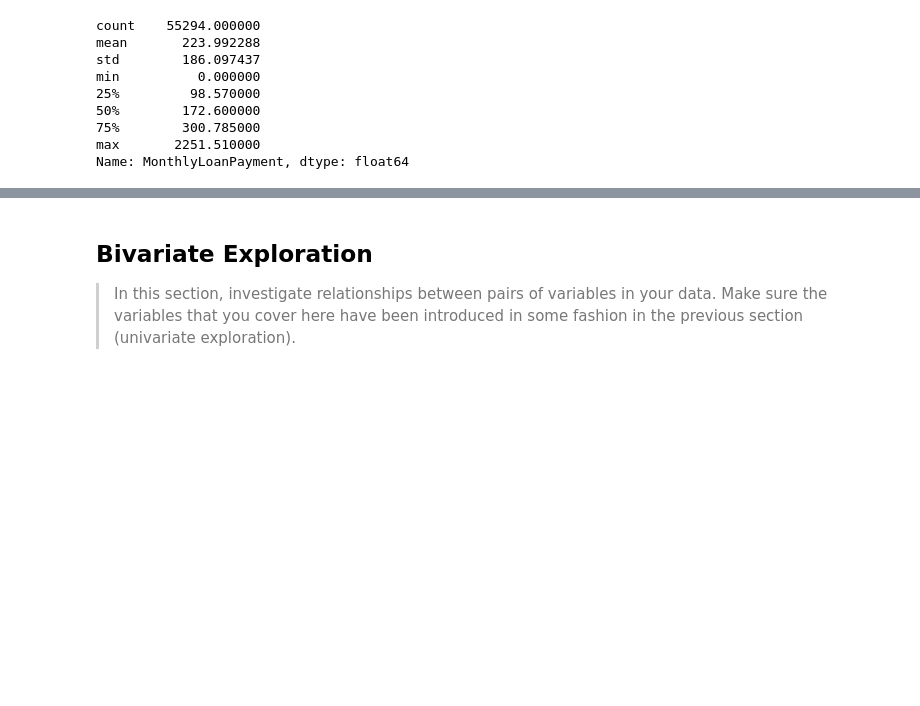
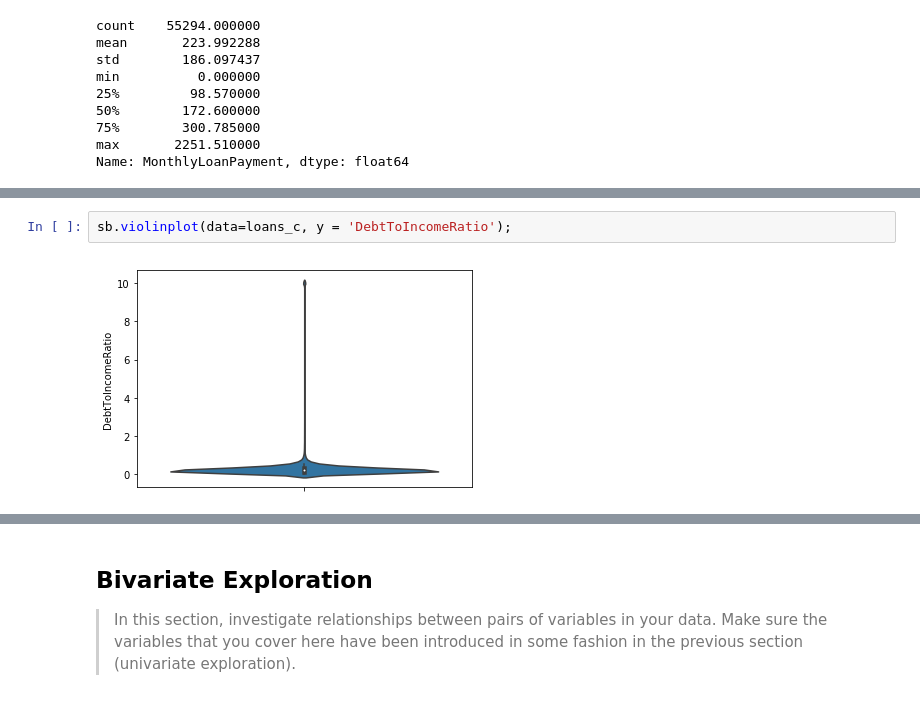
Before and after one commit to cavamal/trying_for_pretty, a Jupyter notebook: exploration_template.ipynb, the cells around one changed output, grey strips where cells are left out. Drawn from its saved outputs; the diff is of its cells as text; blank space fills up the shorter version.

```diff
--- a/exploration_template.ipynb
+++ b/exploration_template.ipynb
@@ -352,0 +387,4 @@ you plan on investigating next.
+# %%
+sb.violinplot(data=loans_c, y = 'DebtToIncomeRatio');
+# %% [output]
+[figure, added]
```
Also changed, not shown: parts of 41 cells of this notebook.
